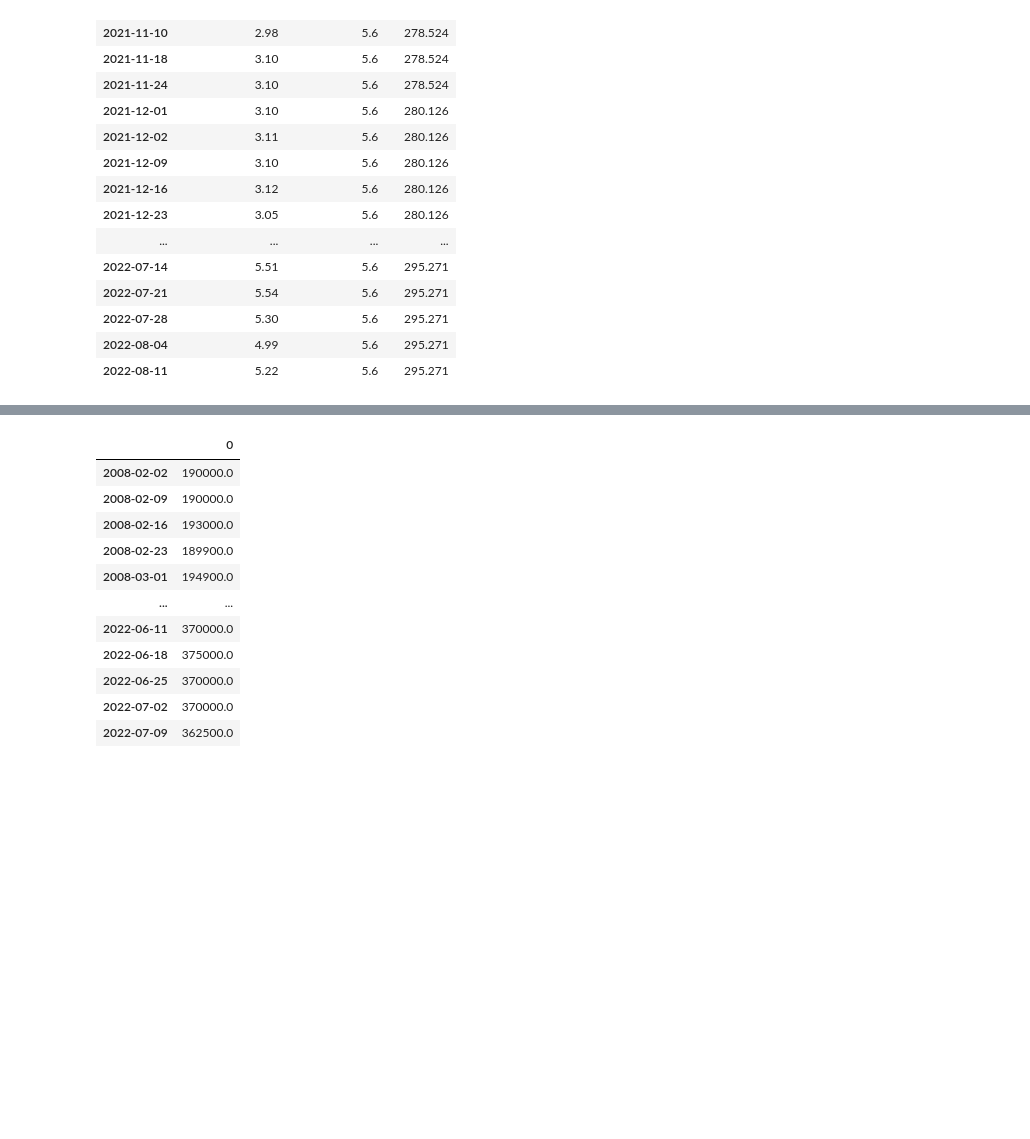
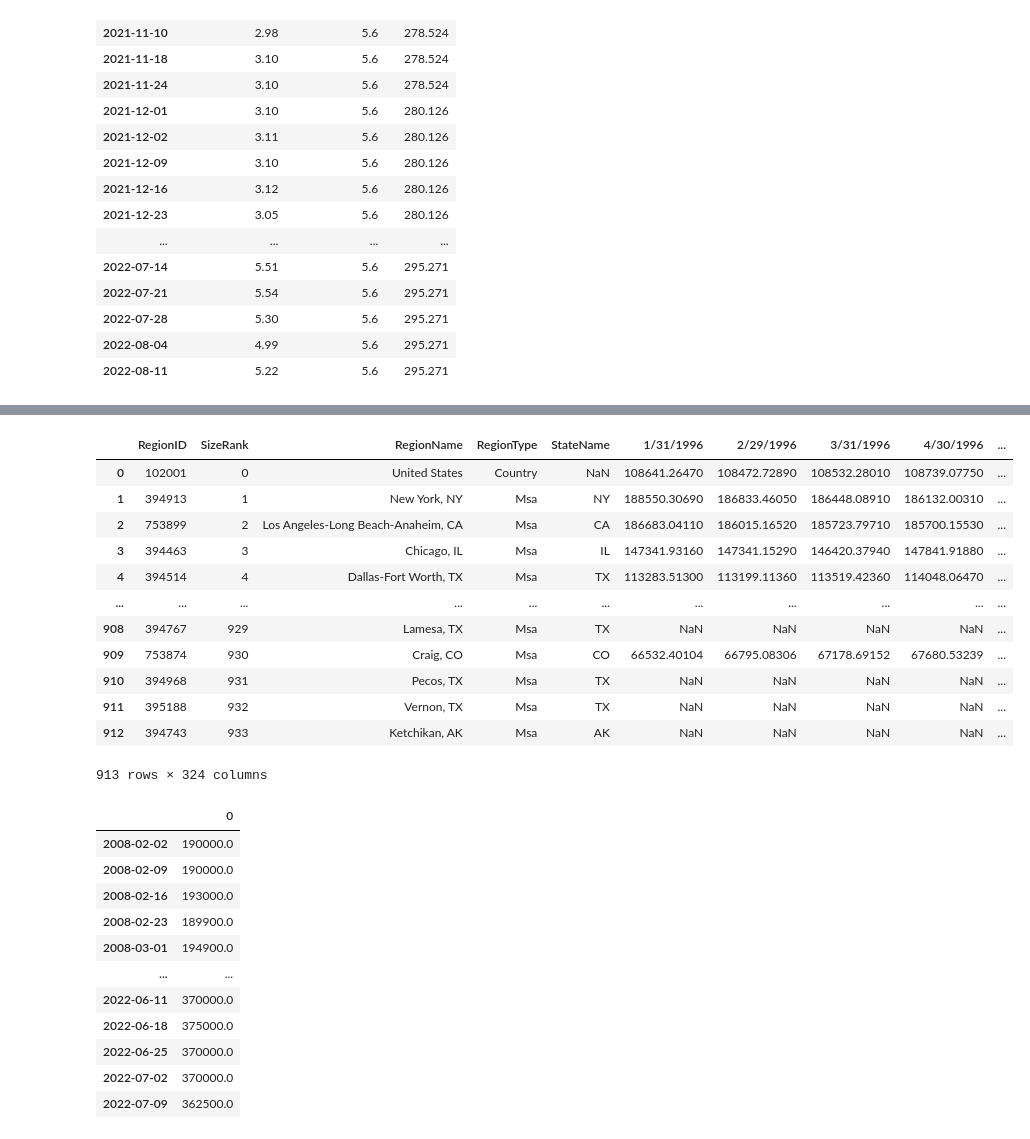
Before and after one commit to mleeppt/houseprices, a Jupyter notebook: Predict House Prices ML.ipynb, the cells around one changed output, grey strips where cells are left out. Cells and saved outputs as stored; diff of their text form; code cells hidden in the pictures; blank space fills up the shorter version.

```diff
--- a/Predict House Prices ML.ipynb
+++ b/Predict House Prices ML.ipynb
@@ -189,3 +200,19 @@ dfs[0]
+# %%
+dfs[1]
+# %% [output]
+|  | RegionID | SizeRank | RegionName | RegionType | StateName | 1/31/1996 | 2/29/1996 | 3/31/1996 | 4/30/1996 | ... |
+| 0 | 102001 | 0 | United States | Country | NaN | 108641.26470 | 108472.72890 | 108532.28010 | 108739.07750 | ... |
+| 1 | 394913 | 1 | New York, NY | Msa | NY | 188550.30690 | 186833.46050 | 186448.08910 | 186132.00310 | ... |
+| 2 | 753899 | 2 | Los Angeles-Long Beach-Anaheim, CA | Msa | CA | 186683.04110 | 186015.16520 | 185723.79710 | 185700.15530 | ... |
+| 3 | 394463 | 3 | Chicago, IL | Msa | IL | 147341.93160 | 147341.15290 | 146420.37940 | 147841.91880 | ... |
+| 4 | 394514 | 4 | Dallas-Fort Worth, TX | Msa | TX | 113283.51300 | 113199.11360 | 113519.42360 | 114048.06470 | ... |
+| ... | ... | ... | ... | ... | ... | ... | ... | ... | ... | ... |
+| 908 | 394767 | 929 | Lamesa, TX | Msa | TX | NaN | NaN | NaN | NaN | ... |
+| 909 | 753874 | 930 | Craig, CO | Msa | CO | 66532.40104 | 66795.08306 | 67178.69152 | 67680.53239 | ... |
+| 910 | 394968 | 931 | Pecos, TX | Msa | TX | NaN | NaN | NaN | NaN | ... |
+| 911 | 395188 | 932 | Vernon, TX | Msa | TX | NaN | NaN | NaN | NaN | ... |
+| 912 | 394743 | 933 | Ketchikan, AK | Msa | AK | NaN | NaN | NaN | NaN | ... |
+913 rows × 324 columns
 # %%
 dfs = [pd.DataFrame(df.iloc[0,5:]) for df in dfs]
 # %%
```
Also changed, not shown: parts of 14 cells of this notebook.
